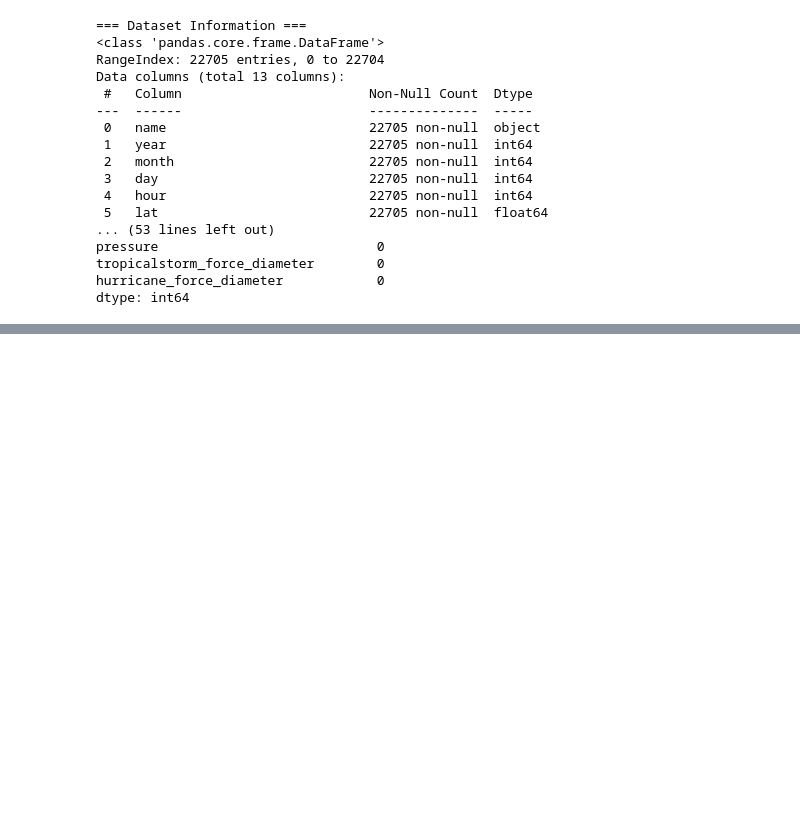
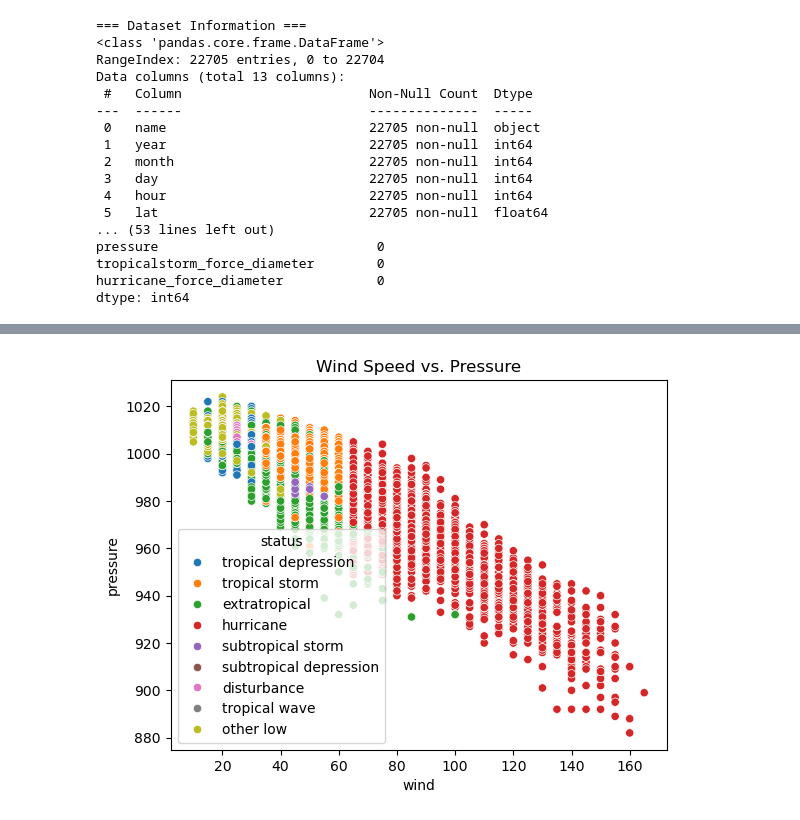
Before and after one commit to Dasdipanwita/Disaster_management_storm, a Jupyter notebook: Storm_Impact_Prediction_EDA.ipynb, the cells around one changed output, grey strips where cells are left out. Drawn from its saved outputs; the diff is of its cells as text; code cells hidden in the pictures; blank space fills up the shorter version.

```diff
--- a/Storm_Impact_Prediction_EDA.ipynb
+++ b/Storm_Impact_Prediction_EDA.ipynb
@@ -56,0 +106,6 @@ dtype: int64
+# %%
+sns.scatterplot(x='wind', y='pressure', data=df, hue='status')
+plt.title('Wind Speed vs. Pressure')
+plt.show()
+# %% [output]
+[figure, added]
```
Also changed, not shown: parts of 16 cells of this notebook, 6 other files.
